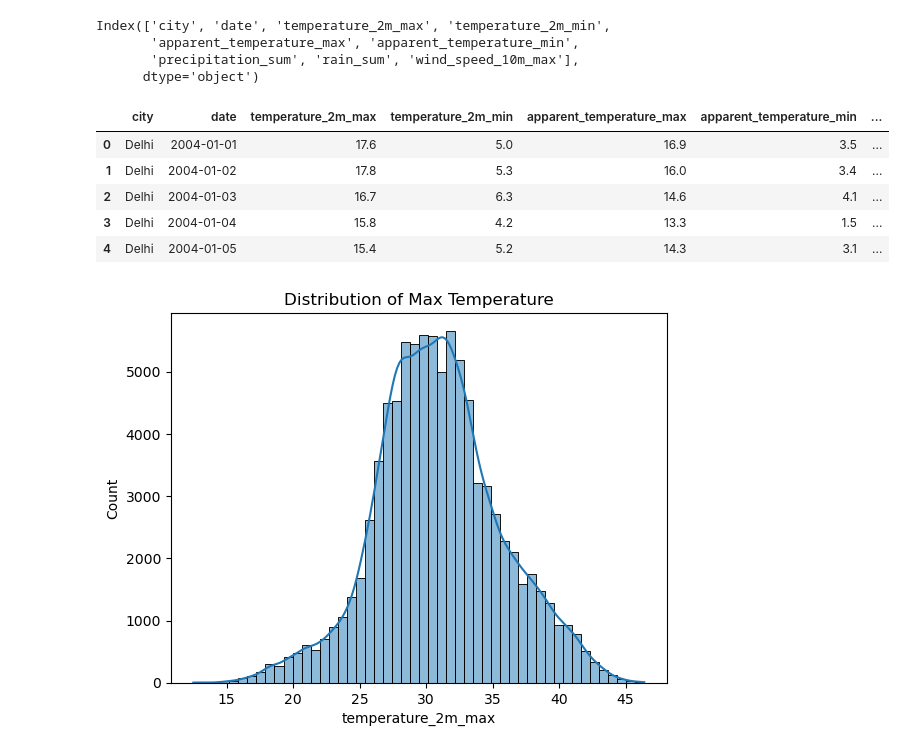
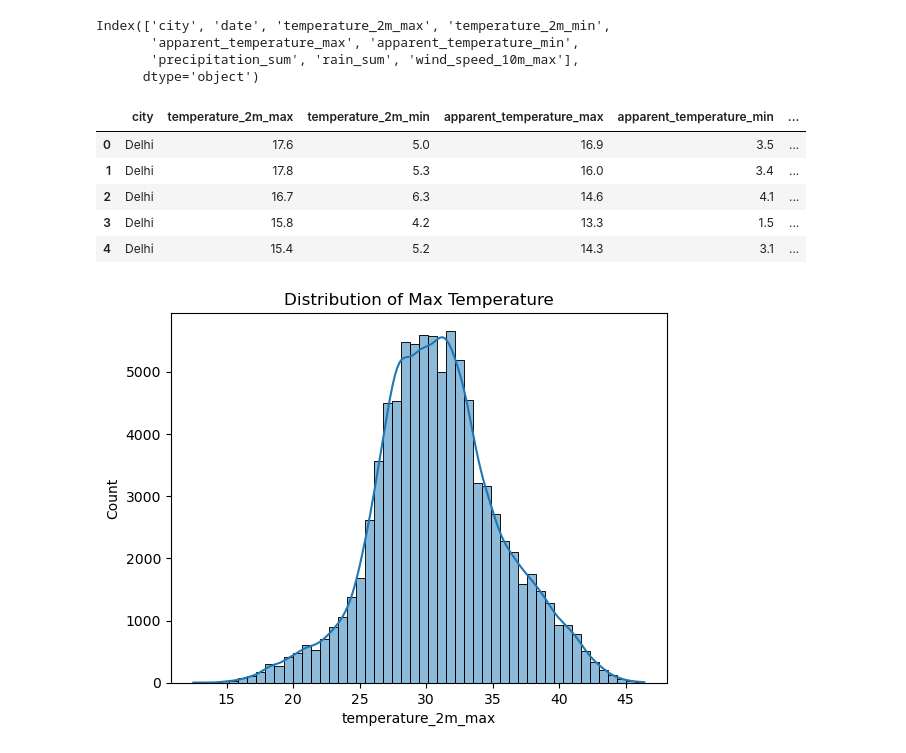
Before and after one commit to Keerthanabommera/Heatwave_Prediction_Project, a Jupyter notebook: Heatwave_Intensity_Duration_Prediction.ipynb, the cells around one changed output. Cells and saved outputs as stored; diff of their text form; code cells hidden in the pictures.

```diff
--- a/Heatwave_Intensity_Duration_Prediction.ipynb
+++ b/Heatwave_Intensity_Duration_Prediction.ipynb
@@ -81,16 +84,19 @@ Index(['city', 'date', 'temperature_2m_max', 'temperature_2m_min',
 # %%
 # Extract useful features
 df['Year'] = df['date'].dt.year
 df['Month'] = df['date'].dt.month
 df['Day'] = df['date'].dt.day
+df = df.drop(columns=['date'])
+
+# Preview the DataFrame
 df.head()
 # %% [output]
-|  | city | date | temperature_2m_max | temperature_2m_min | apparent_temperature_max | apparent_temperature_min | ... |
-| 0 | Delhi | 2004-01-01 | 17.6 | 5.0 | 16.9 | 3.5 | ... |
-| 1 | Delhi | 2004-01-02 | 17.8 | 5.3 | 16.0 | 3.4 | ... |
-| 2 | Delhi | 2004-01-03 | 16.7 | 6.3 | 14.6 | 4.1 | ... |
-| 3 | Delhi | 2004-01-04 | 15.8 | 4.2 | 13.3 | 1.5 | ... |
-| 4 | Delhi | 2004-01-05 | 15.4 | 5.2 | 14.3 | 3.1 | ... |
+|  | city | temperature_2m_max | temperature_2m_min | apparent_temperature_max | apparent_temperature_min | ... |
+| 0 | Delhi | 17.6 | 5.0 | 16.9 | 3.5 | ... |
+| 1 | Delhi | 17.8 | 5.3 | 16.0 | 3.4 | ... |
+| 2 | Delhi | 16.7 | 6.3 | 14.6 | 4.1 | ... |
+| 3 | Delhi | 15.8 | 4.2 | 13.3 | 1.5 | ... |
+| 4 | Delhi | 15.4 | 5.2 | 14.3 | 3.1 | ... |
 # %%
 # Temperature distribution
 sns.histplot(df['temperature_2m_max'], bins=50, kde=True)
```
Also changed, not shown: parts of 18 cells of this notebook.
